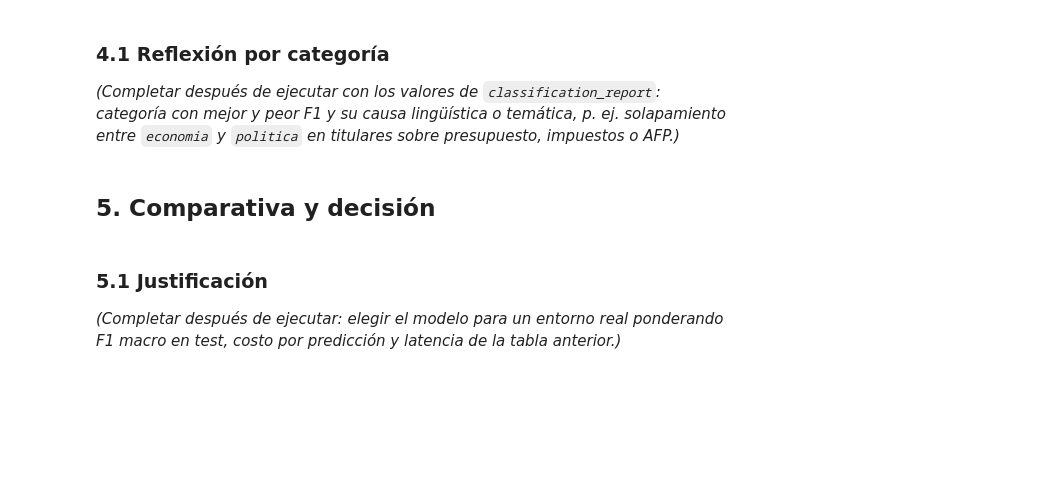
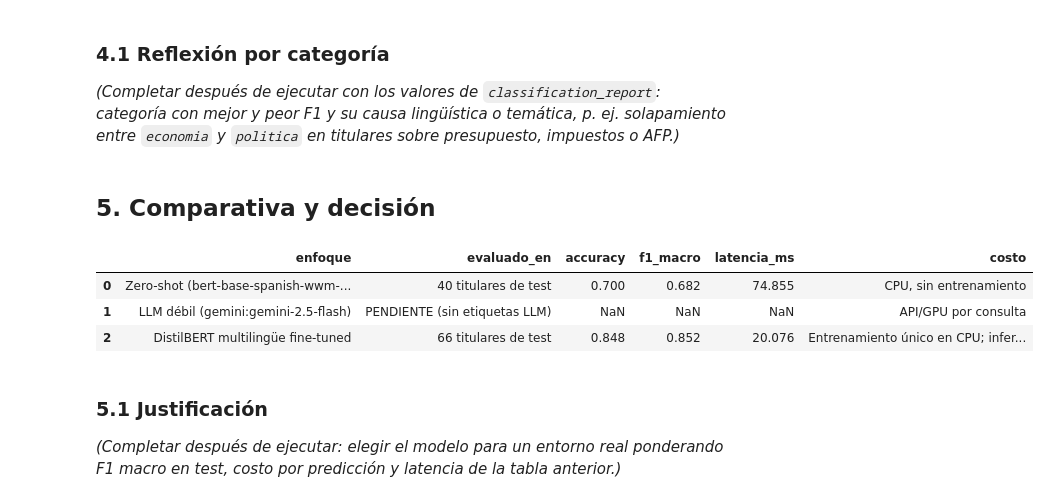
Before and after one commit to serugiran96/diplomado_pucp_tareas_melinarozas, a Jupyter notebook: tarea_1/02_clasificacion.ipynb, the cells around one changed output. Drawn from its saved outputs; the diff is of its cells as text; code cells hidden in the pictures; blank space fills up the shorter version.

```diff
--- a/tarea_1/02_clasificacion.ipynb
+++ b/tarea_1/02_clasificacion.ipynb
@@ -54,7 +66,7 @@ NOMBRES = {"politica": "política", "economia": "economía", "deportes": "deport
 INVERSO = {v: k for k, v in NOMBRES.items()}
 zs = pipeline("zero-shot-classification", model="Recognai/bert-base-spanish-wwm-cased-xnli")
 
-muestra_zs = test.groupby("etiqueta", group_keys=False).apply(lambda g: g.sample(min(10, len(g)), random_state=SEED))
+muestra_zs = pd.concat([g.sample(min(10, len(g)), random_state=SEED) for _, g in test.groupby("etiqueta")])
 t0 = time.time()
 salidas = zs(list(muestra_zs.titular), candidate_labels=list(NOMBRES.values()), hypothesis_template="Esta noticia trata sobre {}.")
 lat_zs = (time.time() - t0) / len(muestra_zs)
@@ -106,10 +131,17 @@ def consultar_llm(titular):
     return (etiqueta if etiqueta in CATEGORIAS else "invalida"), float(datos.get("confianza", np.nan))
 
 RUTA_LLM = DATOS / "etiquetas_llm.csv"
+def ollama_activo():
+    try: return requests.get("http://localhost:11434/api/tags", timeout=3).ok
+    except requests.RequestException: return False
+LLM_DISPONIBLE = bool(os.environ.get("GEMINI_API_KEY")) if LLM_BACKEND == "gemini" else ollama_activo()
+if not LLM_DISPONIBLE:
+    print(f"PENDIENTE: backend '{LLM_BACKEND}' no disponible (falta GEMINI_API_KEY en .env u Ollama). "
+          "Se omite el etiquetado LLM; el resto del notebook continúa.")
 previas = pd.read_csv(RUTA_LLM) if RUTA_LLM.exists() else pd.DataFrame(columns=["titular", "etiqueta_llm", "confianza", "modelo_llm", "fecha"])
 hechos = set(previas.titular)
 nuevas, t0, n0 = [], time.time(), 0
-for titular in df.titular:
+for titular in (df.titular if LLM_DISPONIBLE else []):
     if titular in hechos:
         continue
     for intento in range(2):
@@ -123,7 +155,9 @@ for titular in df.titular:
         pd.concat([previas, pd.DataFrame(nuevas)]).to_csv(RUTA_LLM, index=False)
     time.sleep(0.5)
 etiquetas_llm = pd.concat([previas, pd.DataFrame(nuevas)], ignore_index=True)
-etiquetas_llm.to_csv(RUTA_LLM, index=False)
+if len(etiquetas_llm):
+    etiquetas_llm.to_csv(RUTA_LLM, index=False)
+else:
+    etiquetas_llm = None
 lat_llm = (time.time() - t0) / n0 if n0 else np.nan
-print(etiquetas_llm.shape, etiquetas_llm.etiqueta_llm.value_counts().to_dict())
-etiquetas_llm.head()
+etiquetas_llm.head() if etiquetas_llm is not None else print("Sin etiquetas LLM todavía.")
@@ -206,16 +289,24 @@ _(Completar después de ejecutar con los valores de `classification_report`: cat
 # %% [markdown]
 ## 5. Comparativa y decisión
 # %%
-test_llm = test.merge(etiquetas_llm[["titular", "etiqueta_llm"]], on="titular", how="left")
-acc_llm = accuracy_score(test_llm.etiqueta, test_llm.etiqueta_llm)
-f1_llm = f1_score(test_llm.etiqueta, test_llm.etiqueta_llm, average="macro", labels=CATEGORIAS)
-guardar_metricas(llm_test_accuracy=round(acc_llm, 4), llm_test_f1_macro=round(f1_llm, 4), llm_modelo=f"{LLM_BACKEND}:{LLM_MODELO}")
+if etiquetas_llm is not None:
+    test_llm = test.merge(etiquetas_llm[["titular", "etiqueta_llm"]], on="titular", how="left").fillna({"etiqueta_llm": "sin_etiqueta"})
+    acc_llm = accuracy_score(test_llm.etiqueta, test_llm.etiqueta_llm)
+    f1_llm = f1_score(test_llm.etiqueta, test_llm.etiqueta_llm, average="macro", labels=CATEGORIAS)
+    guardar_metricas(llm_test_accuracy=round(acc_llm, 4), llm_test_f1_macro=round(f1_llm, 4), llm_modelo=f"{LLM_BACKEND}:{LLM_MODELO}")
+else:
+    test_llm, acc_llm, f1_llm, lat_llm = test.iloc[:0], np.nan, np.nan, np.nan  # pendiente: sin etiquetas LLM
 comparativa = pd.DataFrame([
     {"enfoque": "Zero-shot (bert-base-spanish-wwm-cased-xnli)", "evaluado_en": f"{len(muestra_zs)} titulares de test", "accuracy": acc_zs, "f1_macro": f1_zs, "latencia_ms": lat_zs * 1000, "costo": "CPU, sin entrenamiento"},
-    {"enfoque": f"LLM débil ({LLM_BACKEND}:{LLM_MODELO})", "evaluado_en": f"{len(test_llm)} titulares de test", "accuracy": acc_llm, "f1_macro": f1_llm, "latencia_ms": lat_llm * 1000, "costo": "API/GPU por consulta"},
+    {"enfoque": f"LLM débil ({LLM_BACKEND}:{LLM_MODELO})", "evaluado_en": f"{len(test_llm)} titulares de test" if len(test_llm) else "PENDIENTE (sin etiquetas LLM)", "accuracy": acc_llm, "f1_macro": f1_llm, "latencia_ms": lat_llm * 1000, "costo": "API/GPU por consulta"},
     {"enfoque": "DistilBERT multilingüe fine-tuned", "evaluado_en": f"{len(test)} titulares de test", "accuracy": acc_ft, "f1_macro": f1_ft, "latencia_ms": lat_ft * 1000, "costo": "Entrenamiento único en CPU; inferencia local"},
 ]).round(3)
 comparativa
+# %% [output]
+|  | enfoque | evaluado_en | accuracy | f1_macro | latencia_ms | costo |
+| 0 | Zero-shot (bert-base-spanish-wwm-... | 40 titulares de test | 0.700 | 0.682 | 74.855 | CPU, sin entrenamiento |
+| 1 | LLM débil (gemini:gemini-2.5-flash) | PENDIENTE (sin etiquetas LLM) | NaN | NaN | NaN | API/GPU por consulta |
+| 2 | DistilBERT multilingüe fine-tuned | 66 titulares de test | 0.848 | 0.852 | 20.076 | Entrenamiento único en CPU; infer... |
 # %% [markdown]
 ### 5.1 Justificación
 _(Completar después de ejecutar: elegir el modelo para un entorno real ponderando F1 macro en test, costo por predicción y latencia de la tabla anterior.)_
```
Also changed, not shown: parts of 8 cells of this notebook, 5 other files.
